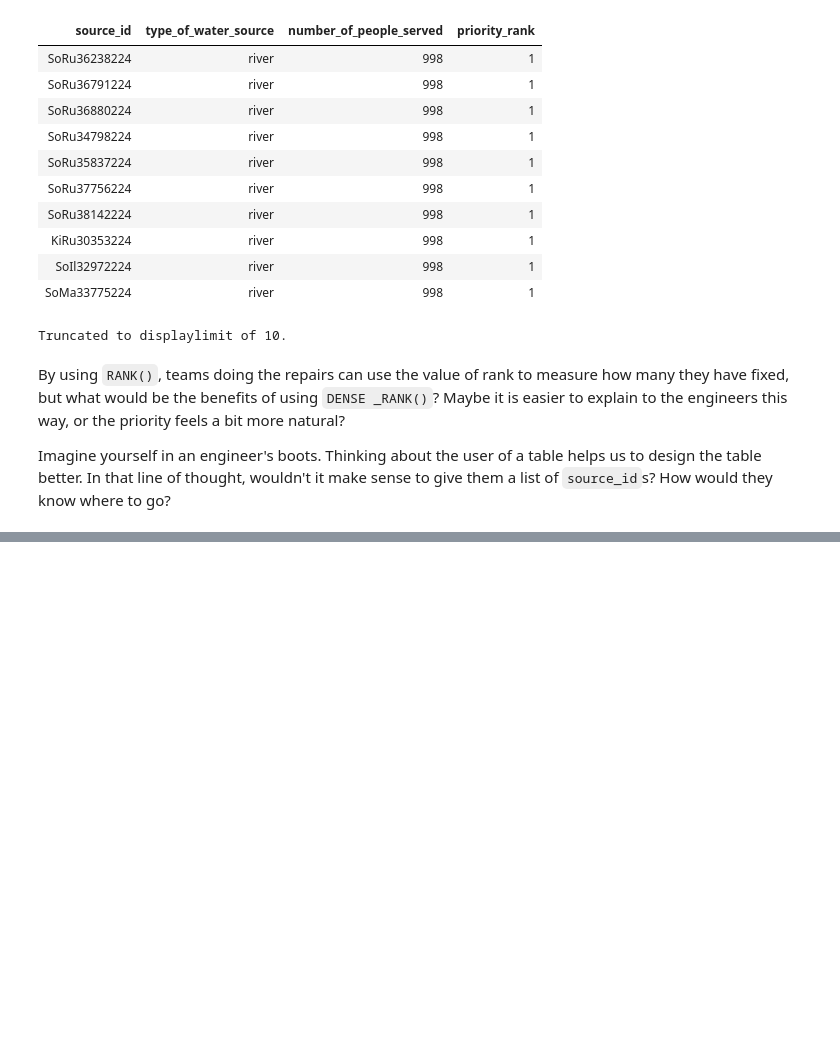
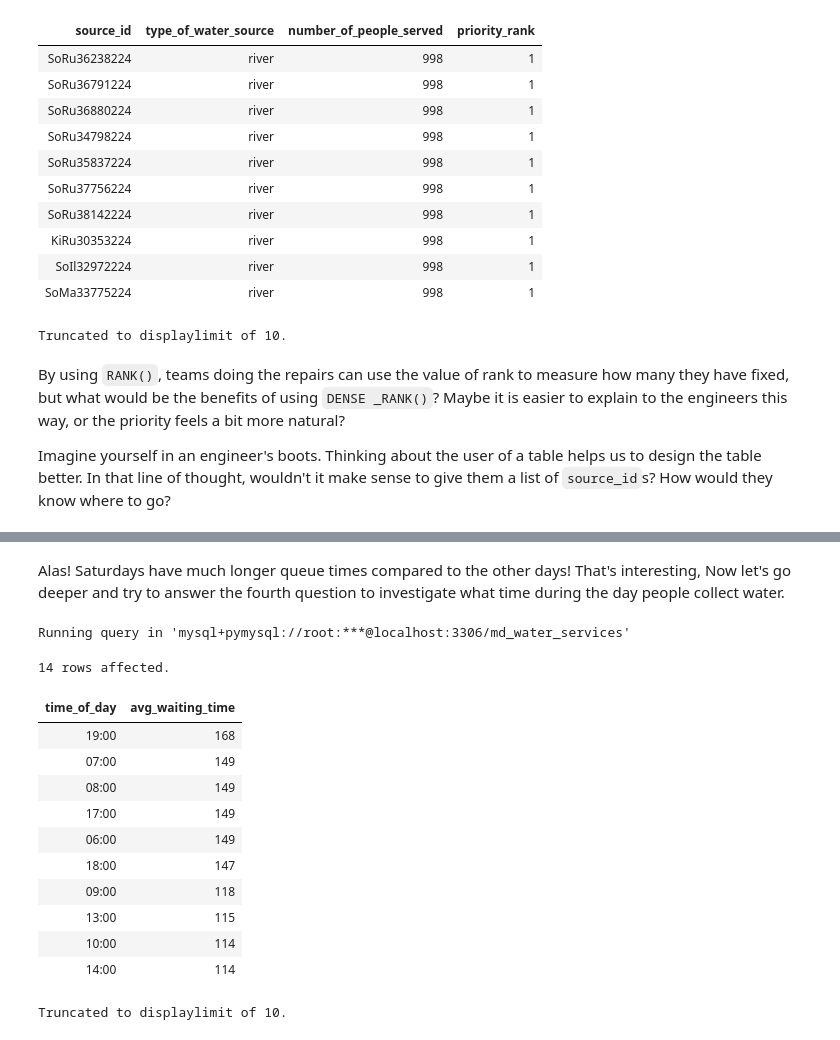
Before and after one commit to kelvinziroh/maji_ndogo, a Jupyter notebook: part_2/maji_ndogo_part2.ipynb, the cells around one changed output, grey strips where cells are left out. Drawn from its saved outputs; the diff is of its cells as text; code cells hidden in the pictures; blank space fills up the shorter version.

```diff
--- a/part_2/maji_ndogo_part2.ipynb
+++ b/part_2/maji_ndogo_part2.ipynb
@@ -455,0 +516,26 @@ Imagine yourself in an engineer's boots. Thinking about the user of a table help
+# %% [markdown]
+Alas! Saturdays have much longer queue times compared to the other days! That's interesting, Now let's go deeper and try to answer the fourth question to investigate what time during the day people collect water.
+# %%
+%%sql
+# Aggregate the average queue time per time of day
+SELECT
+    TIME_FORMAT(TIME(time_of_record), "%H:00") AS time_of_day,
+    ROUND(AVG(NULLIF(time_in_queue, 0))) AS avg_waiting_time
+FROM md_water_services.visits
+GROUP BY time_of_day
+ORDER BY avg_waiting_time DESC;
+# %% [output]
+Running query in 'mysql+pymysql://root:***@localhost:3306/md_water_services'
+14 rows affected.
+| time_of_day | avg_waiting_time |
+| 19:00 | 168 |
+| 07:00 | 149 |
+| 08:00 | 149 |
+| 17:00 | 149 |
+| 06:00 | 149 |
+| 18:00 | 147 |
+| 09:00 | 118 |
+| 13:00 | 115 |
+| 10:00 | 114 |
+| 14:00 | 114 |
+Truncated to displaylimit of 10.
```
Also changed, not shown: parts of 10 cells of this notebook.
